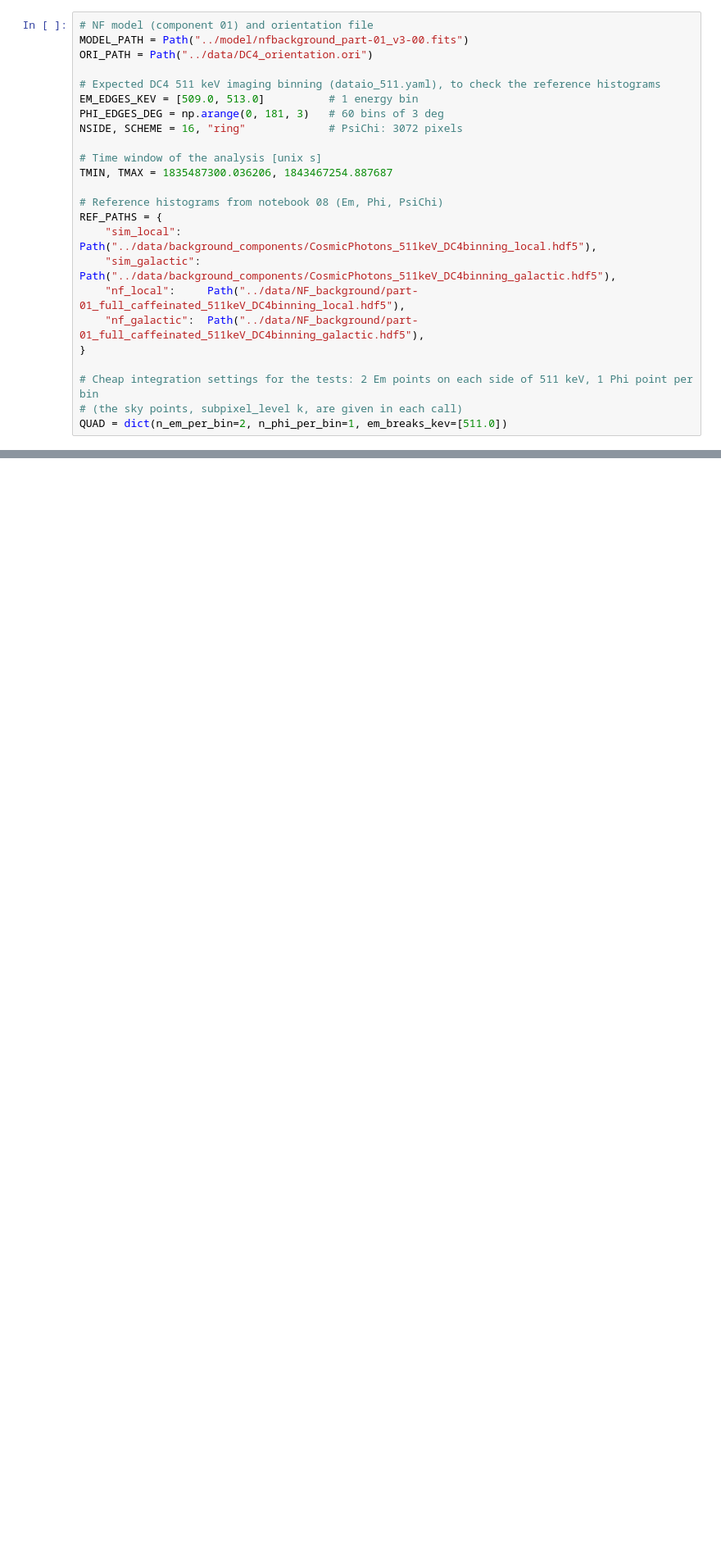
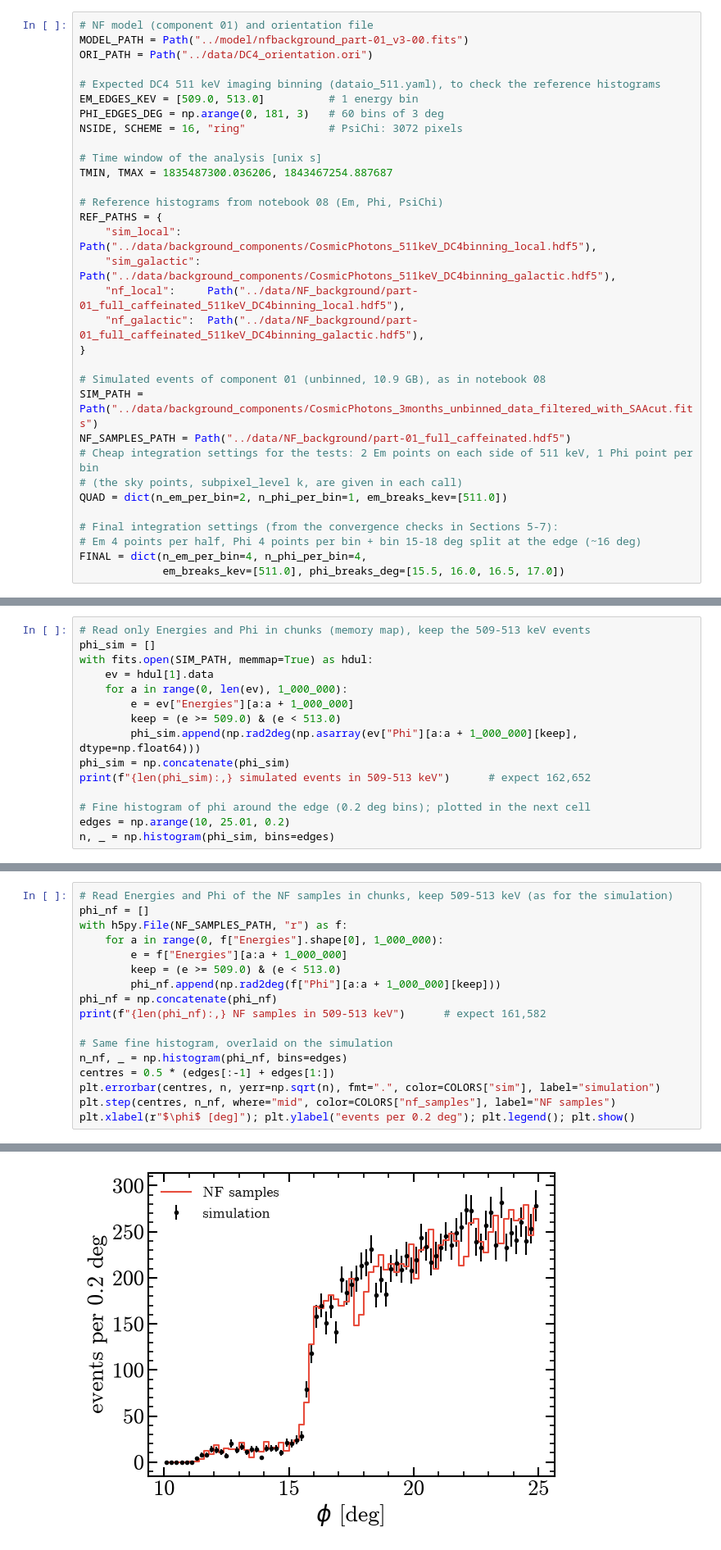
Before and after one commit to mquezada13/cosipy-background-nf, a Jupyter notebook: notebooks/09_nf_background.ipynb, the cells around one changed output, grey strips where cells are left out. Shown at 82% size. Cells and saved outputs as stored; diff of their text form; blank space fills up the shorter version.

```diff
--- a/notebooks/09_nf_background.ipynb
+++ b/notebooks/09_nf_background.ipynb
@@ -64,9 +57,17 @@ REF_PATHS = {
     "nf_galactic":  Path("../data/NF_background/part-01_full_caffeinated_511keV_DC4binning_galactic.hdf5"),
 }
 
+# Simulated events of component 01 (unbinned, 10.9 GB), as in notebook 08
+SIM_PATH = Path("../data/background_components/CosmicPhotons_3months_unbinned_data_filtered_with_SAAcut.fits")
+NF_SAMPLES_PATH = Path("../data/NF_background/part-01_full_caffeinated.hdf5")
 # Cheap integration settings for the tests: 2 Em points on each side of 511 keV, 1 Phi point per bin
 # (the sky points, subpixel_level k, are given in each call)
 QUAD = dict(n_em_per_bin=2, n_phi_per_bin=1, em_breaks_kev=[511.0])
+
+# Final integration settings (from the convergence checks in Sections 5-7):
+# Em 4 points per half, Phi 4 points per bin + bin 15-18 deg split at the edge (~16 deg)
+FINAL = dict(n_em_per_bin=4, n_phi_per_bin=4,
+             em_breaks_kev=[511.0], phi_breaks_deg=[15.5, 16.0, 16.5, 17.0])
 # %% [markdown]
 ## 2. Model normalization
 
@@ -191,0 +224,15 @@ sum: integral 978.4  NF samples 835
+# %%
+# Read only Energies and Phi in chunks (memory map), keep the 509-513 keV events
+phi_sim = []
+with fits.open(SIM_PATH, memmap=True) as hdul:
+    ev = hdul[1].data
+    for a in range(0, len(ev), 1_000_000):
+        e = ev["Energies"][a:a + 1_000_000]
+        keep = (e >= 509.0) & (e < 513.0)
+        phi_sim.append(np.rad2deg(np.asarray(ev["Phi"][a:a + 1_000_000][keep], dtype=np.float64)))
+phi_sim = np.concatenate(phi_sim)
+print(f"{len(phi_sim):,} simulated events in 509-513 keV")      # expect 162,652
+
+# Fine histogram of phi around the edge (0.2 deg bins); plotted in the next cell
+edges = np.arange(10, 25.01, 0.2)
+n, _ = np.histogram(phi_sim, bins=edges)
@@ -191,0 +242,18 @@ sum: integral 978.4  NF samples 835
+# %%
+# Read Energies and Phi of the NF samples in chunks, keep 509-513 keV (as for the simulation)
+phi_nf = []
+with h5py.File(NF_SAMPLES_PATH, "r") as f:
+    for a in range(0, f["Energies"].shape[0], 1_000_000):
+        e = f["Energies"][a:a + 1_000_000]
+        keep = (e >= 509.0) & (e < 513.0)
+        phi_nf.append(np.rad2deg(f["Phi"][a:a + 1_000_000][keep]))
+phi_nf = np.concatenate(phi_nf)
+print(f"{len(phi_nf):,} NF samples in 509-513 keV")      # expect 161,582
+
+# Same fine histogram, overlaid on the simulation
+n_nf, _ = np.histogram(phi_nf, bins=edges)
+centres = 0.5 * (edges[:-1] + edges[1:])
+plt.errorbar(centres, n, yerr=np.sqrt(n), fmt=".", color=COLORS["sim"], label="simulation")
+plt.step(centres, n_nf, where="mid", color=COLORS["nf_samples"], label="NF samples")
+plt.xlabel(r"$\phi$ [deg]"); plt.ylabel("events per 0.2 deg"); plt.legend(); plt.show()
+# %% [output]
@@ -191,0 +262 @@ sum: integral 978.4  NF samples 835
+[figure, added]
```
Also changed, not shown: parts of 56 cells of this notebook.
